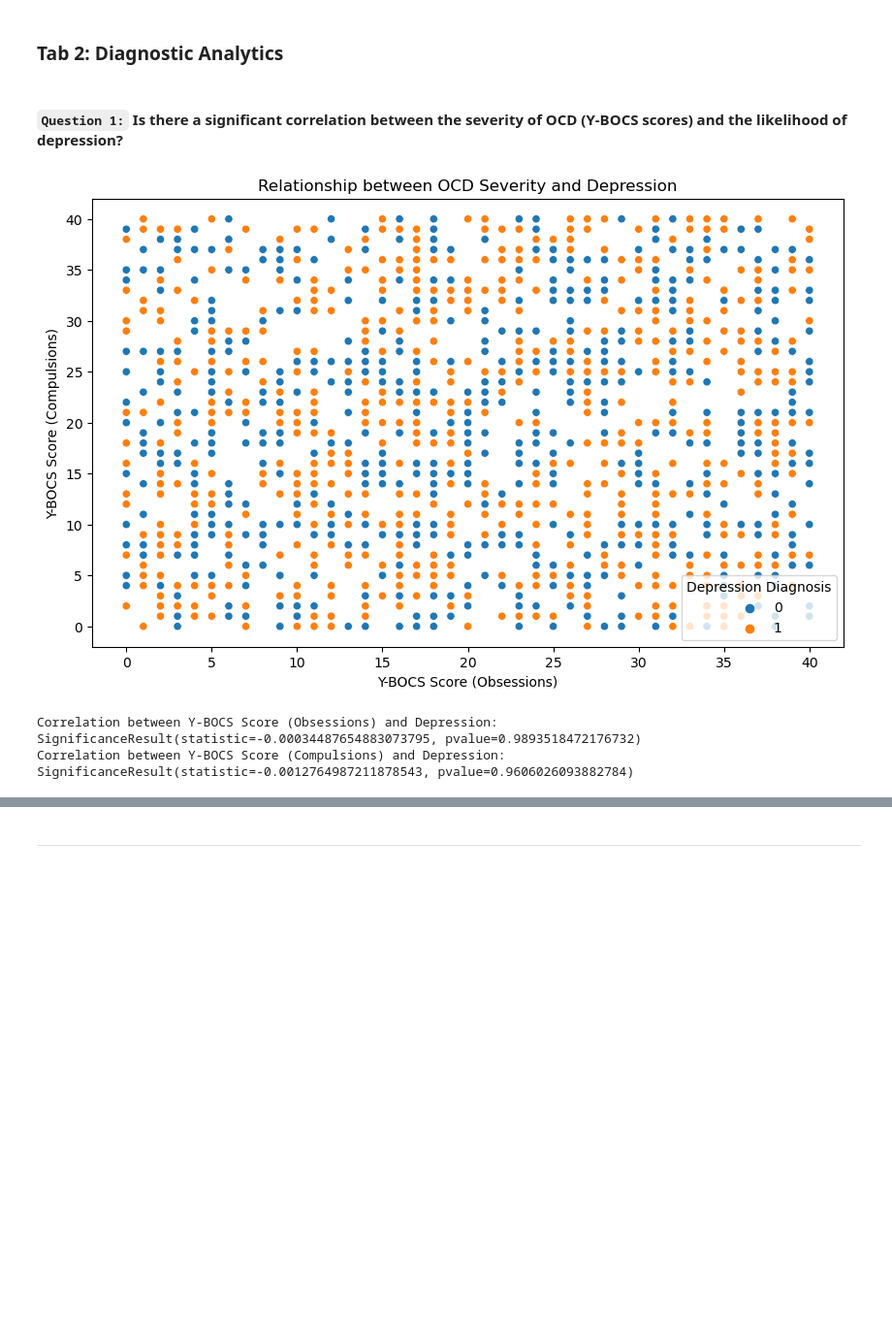
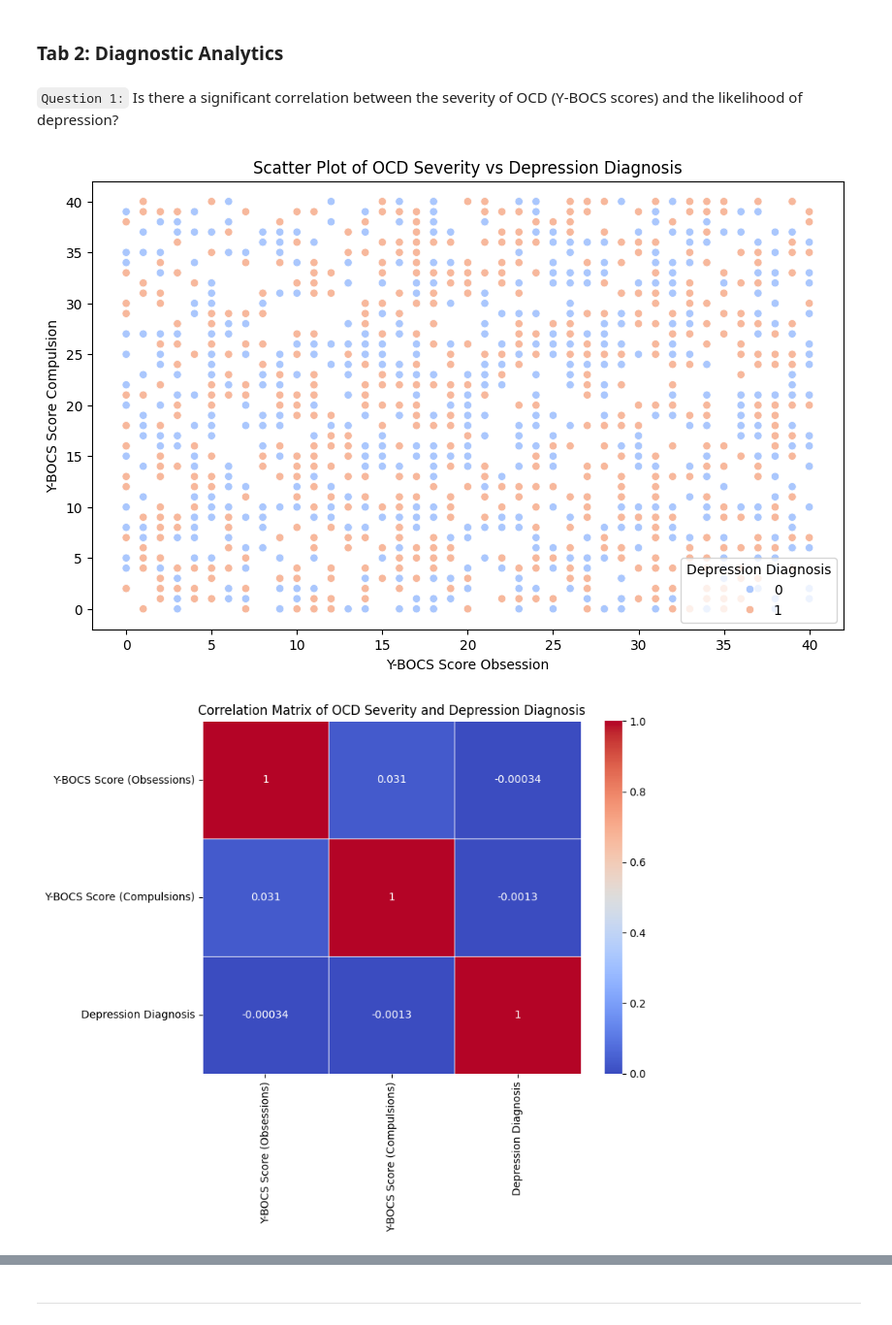
Before and after one commit to aalexakos/Depression-Detection, a Jupyter notebook: JupyterNotebookDepressionDataset.ipynb, the cells around one changed output, grey strips where cells are left out. Shown at 97% size. Saved outputs shown, nothing was run; the diff lists cells and outputs as text; code cells hidden in the pictures; blank space fills up the shorter version.

Commit message:
Revert "Update JupyterNotebookDepressionDataset.ipynb"

```diff
--- a/JupyterNotebookDepressionDataset.ipynb
+++ b/JupyterNotebookDepressionDataset.ipynb
@@ -84,19 +160,4 @@ Preprocessing
 # %%
-
-# Handle Missing Values
-df['Previous Diagnoses'].fillna('No Previous Diagnoses', inplace=True)
-df['Medications'].fillna('No Medications', inplace=True)
-
-# Drop columns which aren't needed
-df.drop(columns=["OCD Diagnosis Date"], inplace=True)
-df.drop(columns=["Patient ID"], inplace=True)
-
-# Datatype
-df['Depression Diagnosis'] = df['Depression Diagnosis'].map({'Yes': 1, 'No': 0})
-df['Family History of OCD'] = df['Family History of OCD'].map({'Yes': 1, 'No': 0})
-df['Anxiety Diagnosis'] = df['Anxiety Diagnosis'].map({'Yes': 1, 'No': 0})
-df['Gender'] = df['Gender'].map({'Male': 0, 'Female': 1})
-
 # OneHotEncode
 # Compulsion Type
 compulsion_types = df['Compulsion Type'].unique()
@@ -358,26 +427,24 @@ plt.show()
 # %% [markdown]
 ### Tab 2: Diagnostic Analytics
 # %% [markdown]
-#### `Question 1:` Is there a significant correlation between the severity of OCD (Y-BOCS scores) and the likelihood of depression?
+`Question 1:` Is there a significant correlation between the severity of OCD (Y-BOCS scores) and the likelihood of depression?
 # %%
-# Create a temporary DataFrame
-df_temp = df.copy()
-
-# Plot the scatter plot
+# Scatter plot for Y-BOCS scores (obsession and compulsion) vs depression diagnosis
 plt.figure(figsize=(10, 6))
-sns.scatterplot(x='Y-BOCS Score (Obsessions)', y='Y-BOCS Score (Compulsions)', hue='Depression Diagnosis', data=df_temp)
-plt.title('Relationship between OCD Severity and Depression')
-plt.xlabel('Y-BOCS Score (Obsessions)')
-plt.ylabel('Y-BOCS Score (Compulsions)')
+sns.scatterplot(x='Y-BOCS Score (Obsessions)', y='Y-BOCS Score (Compulsions)', hue='Depression Diagnosis', data=df_p, palette='coolwarm')
+plt.title("Scatter Plot of OCD Severity vs Depression Diagnosis")
+plt.xlabel("Y-BOCS Score Obsession")
+plt.ylabel("Y-BOCS Score Compulsion")
 plt.show()
 
-# Calculate the point biserial correlation coefficient
-correlation_obsessions = pointbiserialr(df_temp['Y-BOCS Score (Obsessions)'], df_temp['Depression Diagnosis'])
-correlation_compulsions = pointbiserialr(df_temp['Y-BOCS Score (Compulsions)'], df_temp['Depression Diagnosis'])
+# Correlation matrix for numerical variables
+numerical_cols = ['Y-BOCS Score (Obsessions)', 'Y-BOCS Score (Compulsions)', 'Depression Diagnosis']
+corr_matrix = df_p[numerical_cols].corr()
 
-print(f'Correlation between Y-BOCS Score (Obsessions) and Depression: {correlation_obsessions}')
-print(f'Correlation between Y-BOCS Score (Compulsions) and Depression: {correlation_compulsions}')
+plt.figure(figsize=(8, 6))
+sns.heatmap(corr_matrix, annot=True, cmap='coolwarm', linewidths=0.5)
+plt.title("Correlation Matrix of OCD Severity and Depression Diagnosis")
+plt.show()
 # %% [output]
-[figure, old version]
+[figure, new version]
-Correlation between Y-BOCS Score (Obsessions) and Depression: SignificanceResult(statistic=-0.00034487654883073795, pvalue=0.9893518472176732)
-Correlation between Y-BOCS Score (Compulsions) and Depression: SignificanceResult(statistic=-0.0012764987211878543, pvalue=0.9606026093882784)
+[figure, added]
```
Also changed, not shown: parts of 44 cells of this notebook.
